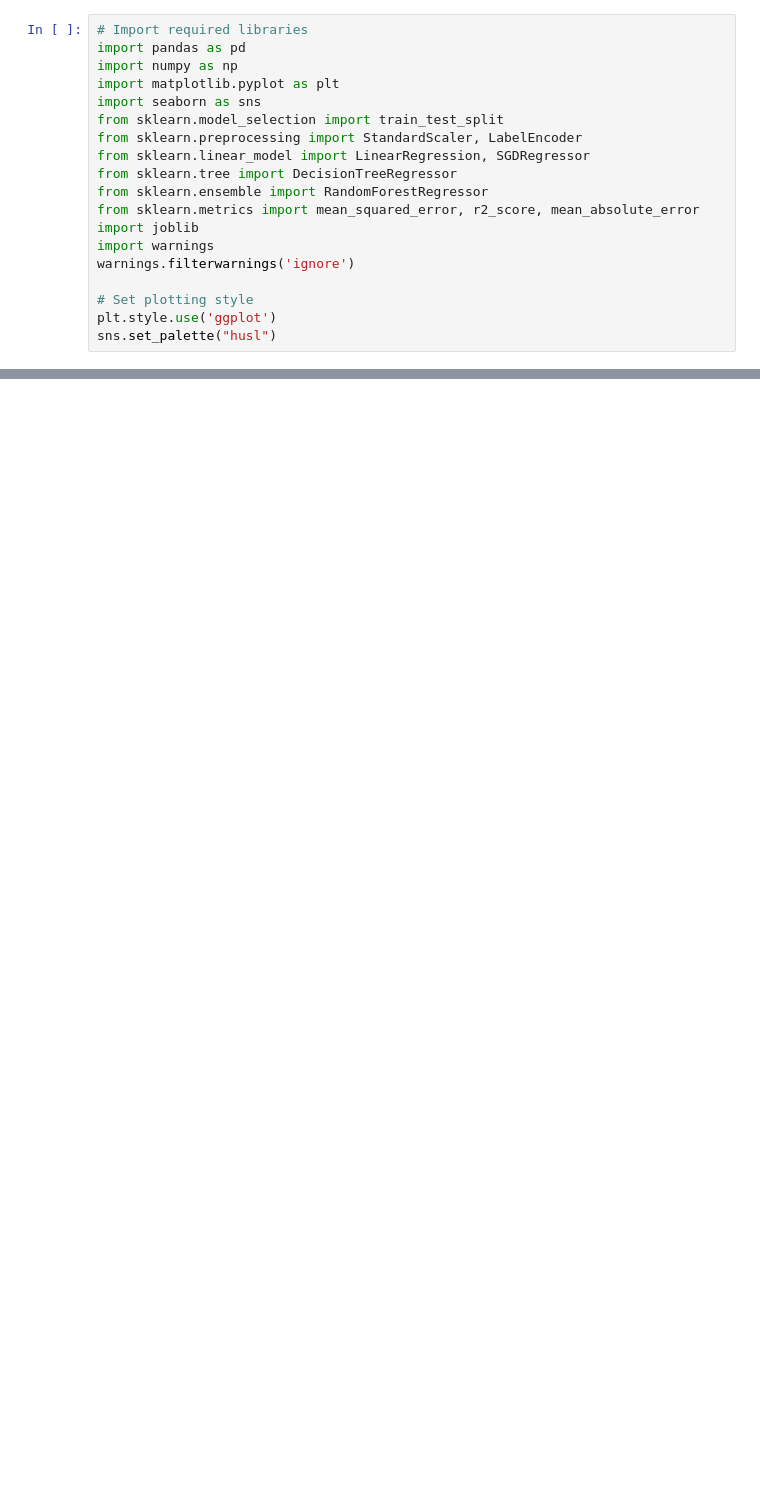
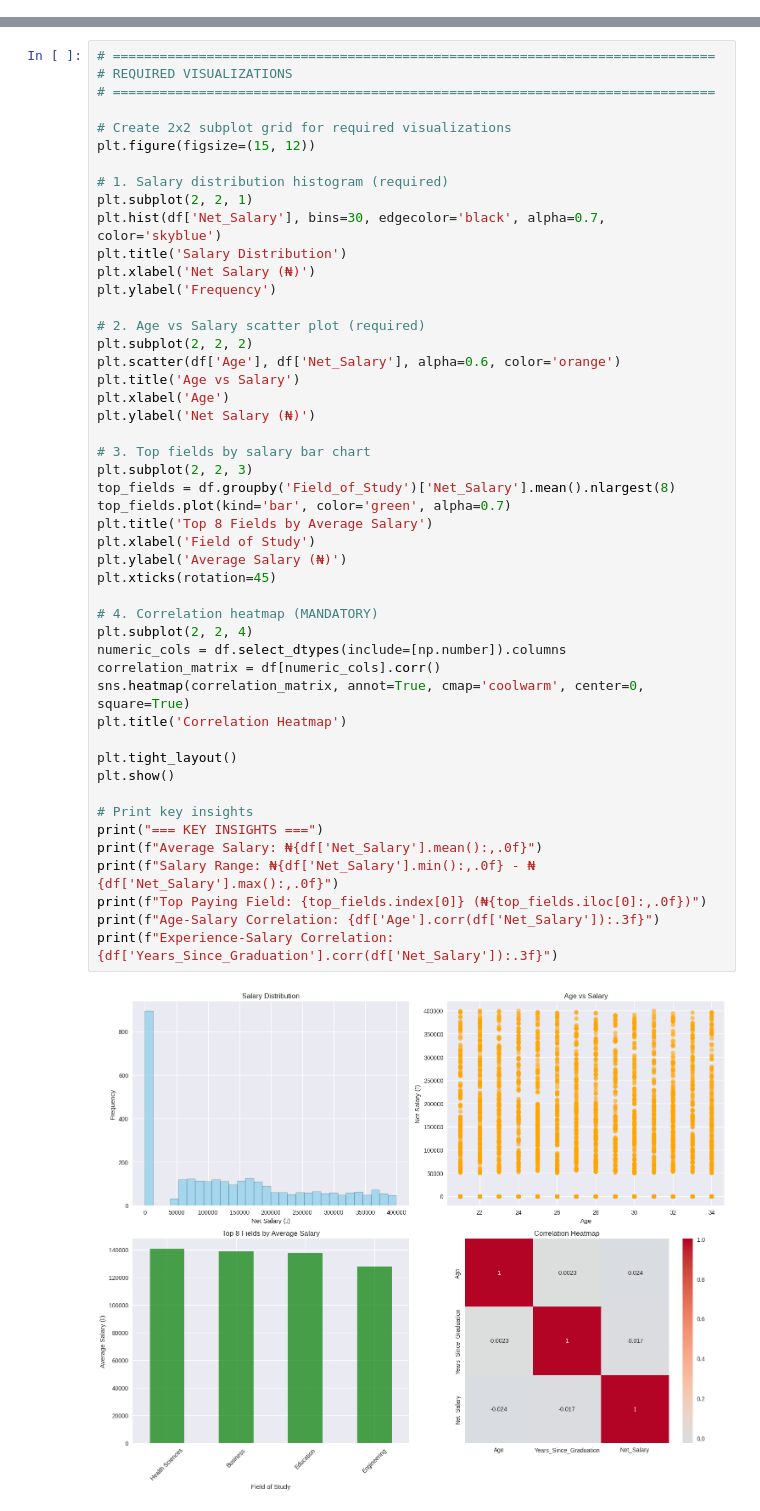
Before and after one commit to Uwingabir/nigerian-graduate-salary-predicto, a Jupyter notebook: summative/linear_regression/multivariate.ipynb, the cells around one changed output, grey strips where cells are left out. Drawn from its saved outputs; the diff is of its cells as text; blank space fills up the shorter version.

```diff
--- a/summative/linear_regression/multivariate.ipynb
+++ b/summative/linear_regression/multivariate.ipynb
@@ -14,19 +0,0 @@ An AI-powered prediction system that estimates graduate salary and employment pr
-# %%
-# Import required libraries
-import pandas as pd
-import numpy as np
-import matplotlib.pyplot as plt
-import seaborn as sns
-from sklearn.model_selection import train_test_split
-from sklearn.preprocessing import StandardScaler, LabelEncoder
-from sklearn.linear_model import LinearRegression, SGDRegressor
-from sklearn.tree import DecisionTreeRegressor
-from sklearn.ensemble import RandomForestRegressor
-from sklearn.metrics import mean_squared_error, r2_score, mean_absolute_error
-import joblib
-import warnings
-warnings.filterwarnings('ignore')
-
-# Set plotting style
-plt.style.use('ggplot')
-sns.set_palette("husl")
@@ -491,0 +87,50 @@ print("- feature_names.pkl")
+# %%
+# =============================================================================
+# REQUIRED VISUALIZATIONS
+# =============================================================================
+
+# Create 2x2 subplot grid for required visualizations
+plt.figure(figsize=(15, 12))
+
+# 1. Salary distribution histogram (required)
+plt.subplot(2, 2, 1)
+plt.hist(df['Net_Salary'], bins=30, edgecolor='black', alpha=0.7, color='skyblue')
+plt.title('Salary Distribution')
+plt.xlabel('Net Salary (₦)')
+plt.ylabel('Frequency')
+
+# 2. Age vs Salary scatter plot (required)
+plt.subplot(2, 2, 2)
+plt.scatter(df['Age'], df['Net_Salary'], alpha=0.6, color='orange')
+plt.title('Age vs Salary')
+plt.xlabel('Age')
+plt.ylabel('Net Salary (₦)')
+
+# 3. Top fields by salary bar chart
+plt.subplot(2, 2, 3)
+top_fields = df.groupby('Field_of_Study')['Net_Salary'].mean().nlargest(8)
+top_fields.plot(kind='bar', color='green', alpha=0.7)
+plt.title('Top 8 Fields by Average Salary')
+plt.xlabel('Field of Study')
+plt.ylabel('Average Salary (₦)')
+plt.xticks(rotation=45)
+
+# 4. Correlation heatmap (MANDATORY)
+plt.subplot(2, 2, 4)
+numeric_cols = df.select_dtypes(include=[np.number]).columns
+correlation_matrix = df[numeric_cols].corr()
+sns.heatmap(correlation_matrix, annot=True, cmap='coolwarm', center=0, square=True)
+plt.title('Correlation Heatmap')
+
+plt.tight_layout()
+plt.show()
+
+# Print key insights
+print("=== KEY INSIGHTS ===")
+print(f"Average Salary: ₦{df['Net_Salary'].mean():,.0f}")
+print(f"Salary Range: ₦{df['Net_Salary'].min():,.0f} - ₦{df['Net_Salary'].max():,.0f}")
+print(f"Top Paying Field: {top_fields.index[0]} (₦{top_fields.iloc[0]:,.0f})")
+print(f"Age-Salary Correlation: {df['Age'].corr(df['Net_Salary']):.3f}")
+print(f"Experience-Salary Correlation: {df['Years_Since_Graduation'].corr(df['Net_Salary']):.3f}")
+# %% [output]
+[figure, added]
```
Also changed, not shown: parts of 35 cells of this notebook, 16 other files.
